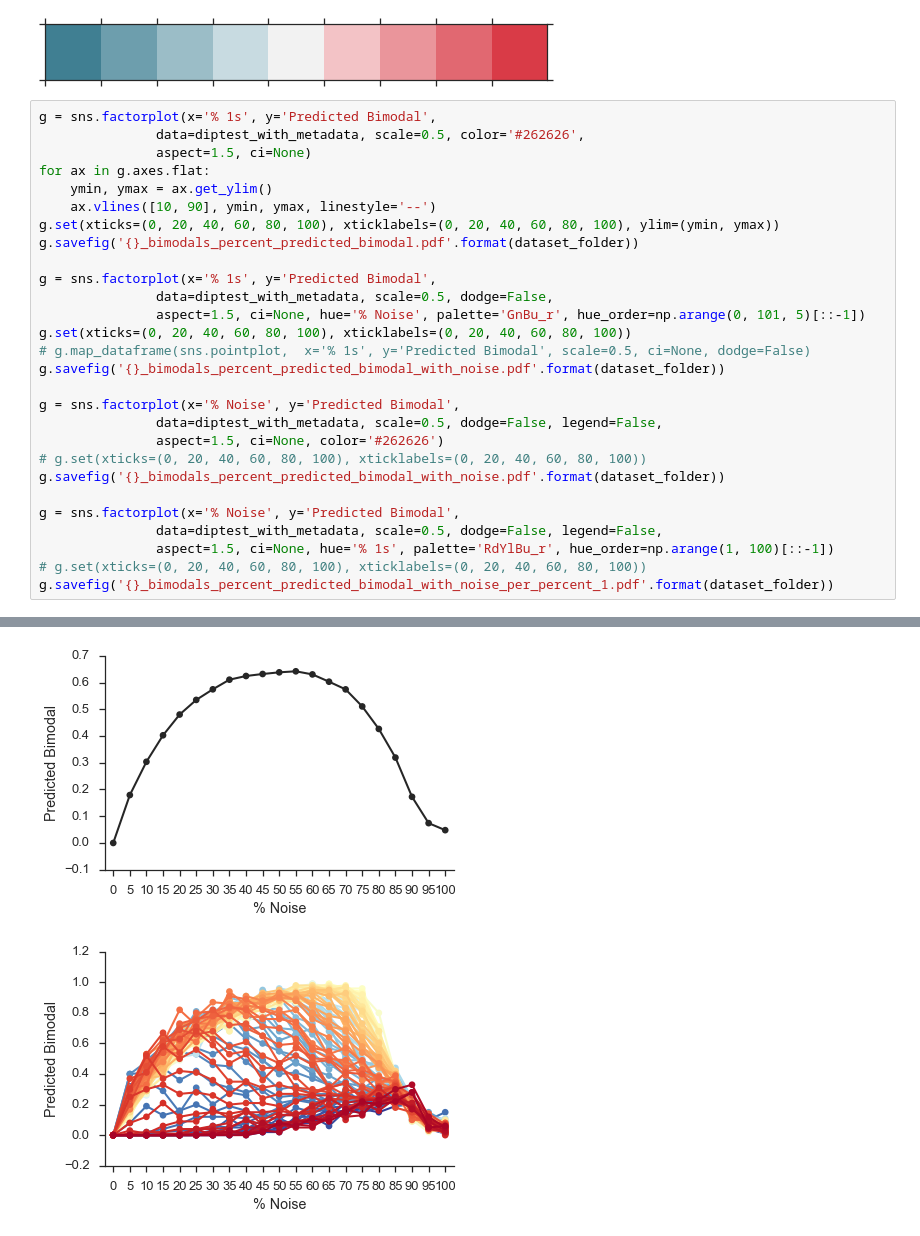
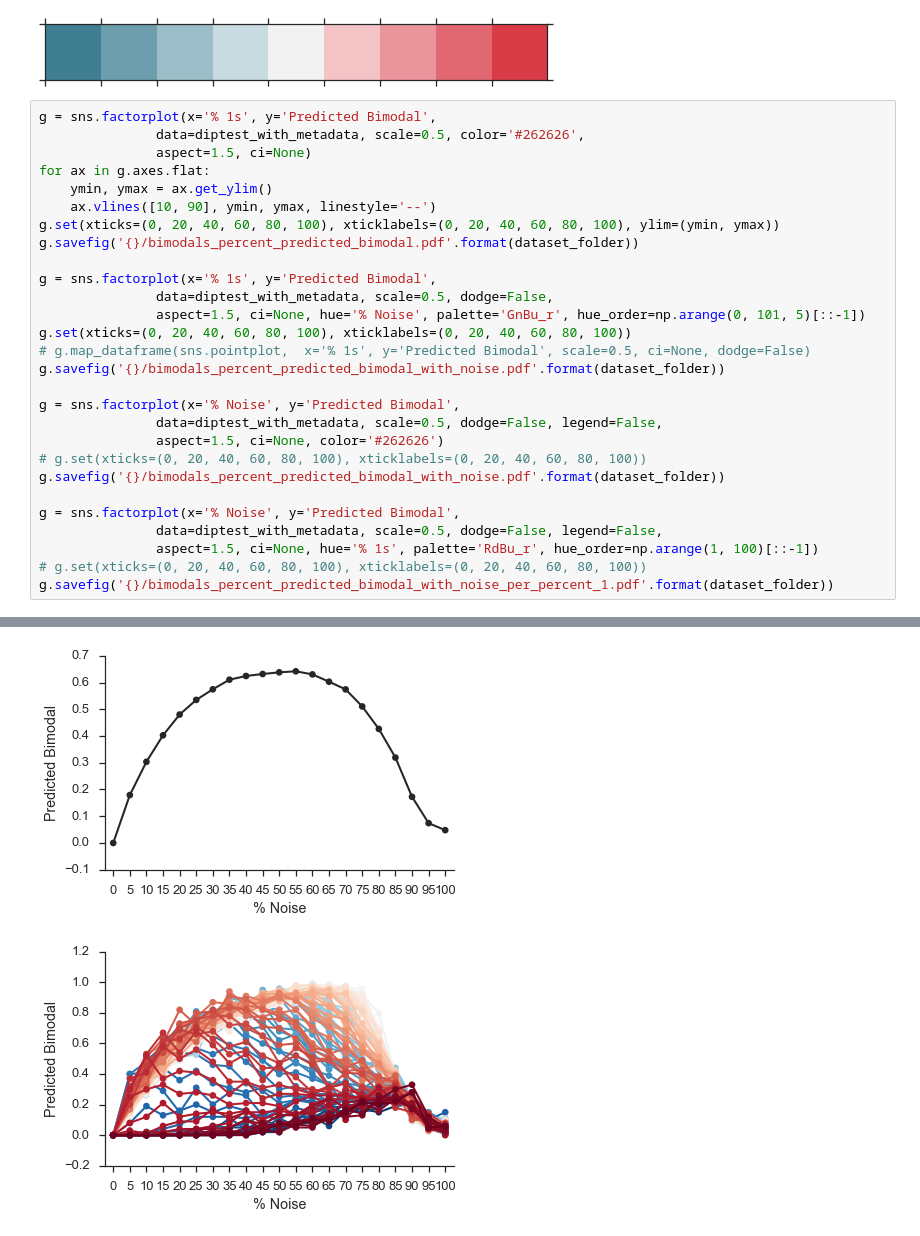
Before and after one commit to YeoLab/singlecell_pnm, a Jupyter notebook: S07._Supplementary_Figure7/S07.04_Supplementary_Figure_7_Anchor_Comparison_to_diptest.ipynb, the cells around one changed output, grey strips where cells are left out. Cells and saved outputs as stored; diff of their text form.

```diff
--- a/S07._Supplementary_Figure7/S07.04_Supplementary_Figure_7_Anchor_Comparison_to_diptest.ipynb
+++ b/S07._Supplementary_Figure7/S07.04_Supplementary_Figure_7_Anchor_Comparison_to_diptest.ipynb
@@ -155,33 +146,33 @@ sns.choose_diverging_palette()
 # %%
 g = sns.factorplot(x='% 1s', y='Predicted Bimodal',
                data=diptest_with_metadata, scale=0.5, color='#262626',
                aspect=1.5, ci=None)
 for ax in g.axes.flat:
     ymin, ymax = ax.get_ylim()
     ax.vlines([10, 90], ymin, ymax, linestyle='--')
 g.set(xticks=(0, 20, 40, 60, 80, 100), xticklabels=(0, 20, 40, 60, 80, 100), ylim=(ymin, ymax))
-g.savefig('{}_bimodals_percent_predicted_bimodal.pdf'.format(dataset_folder))
+g.savefig('{}/bimodals_percent_predicted_bimodal.pdf'.format(dataset_folder))
 
 g = sns.factorplot(x='% 1s', y='Predicted Bimodal',
                data=diptest_with_metadata, scale=0.5, dodge=False,
                aspect=1.5, ci=None, hue='% Noise', palette='GnBu_r', hue_order=np.arange(0, 101, 5)[::-1])
 g.set(xticks=(0, 20, 40, 60, 80, 100), xticklabels=(0, 20, 40, 60, 80, 100))
 # g.map_dataframe(sns.pointplot,  x='% 1s', y='Predicted Bimodal', scale=0.5, ci=None, dodge=False)
-g.savefig('{}_bimodals_percent_predicted_bimodal_with_noise.pdf'.format(dataset_folder))
+g.savefig('{}/bimodals_percent_predicted_bimodal_with_noise.pdf'.format(dataset_folder))
 
 g = sns.factorplot(x='% Noise', y='Predicted Bimodal',
                data=diptest_with_metadata, scale=0.5, dodge=False, legend=False,
                aspect=1.5, ci=None, color='#262626')
 # g.set(xticks=(0, 20, 40, 60, 80, 100), xticklabels=(0, 20, 40, 60, 80, 100))
-g.savefig('{}_bimodals_percent_predicted_bimodal_with_noise.pdf'.format(dataset_folder))
+g.savefig('{}/bimodals_percent_predicted_bimodal_with_noise.pdf'.format(dataset_folder))
 
 g = sns.factorplot(x='% Noise', y='Predicted Bimodal',
                data=diptest_with_metadata, scale=0.5, dodge=False, legend=False,
-               aspect=1.5, ci=None, hue='% 1s', palette='RdYlBu_r', hue_order=np.arange(1, 100)[::-1])
+               aspect=1.5, ci=None, hue='% 1s', palette='RdBu_r', hue_order=np.arange(1, 100)[::-1])
 # g.set(xticks=(0, 20, 40, 60, 80, 100), xticklabels=(0, 20, 40, 60, 80, 100))
-g.savefig('{}_bimodals_percent_predicted_bimodal_with_noise_per_percent_1.pdf'.format(dataset_folder))
+g.savefig('{}/bimodals_percent_predicted_bimodal_with_noise_per_percent_1.pdf'.format(dataset_folder))
 # %% [output]
 [figure]
 [figure]
 [figure]
-[figure, old version]
+[figure, new version]
```
Also changed, not shown: parts of 9 cells of this notebook, 24 other files.
